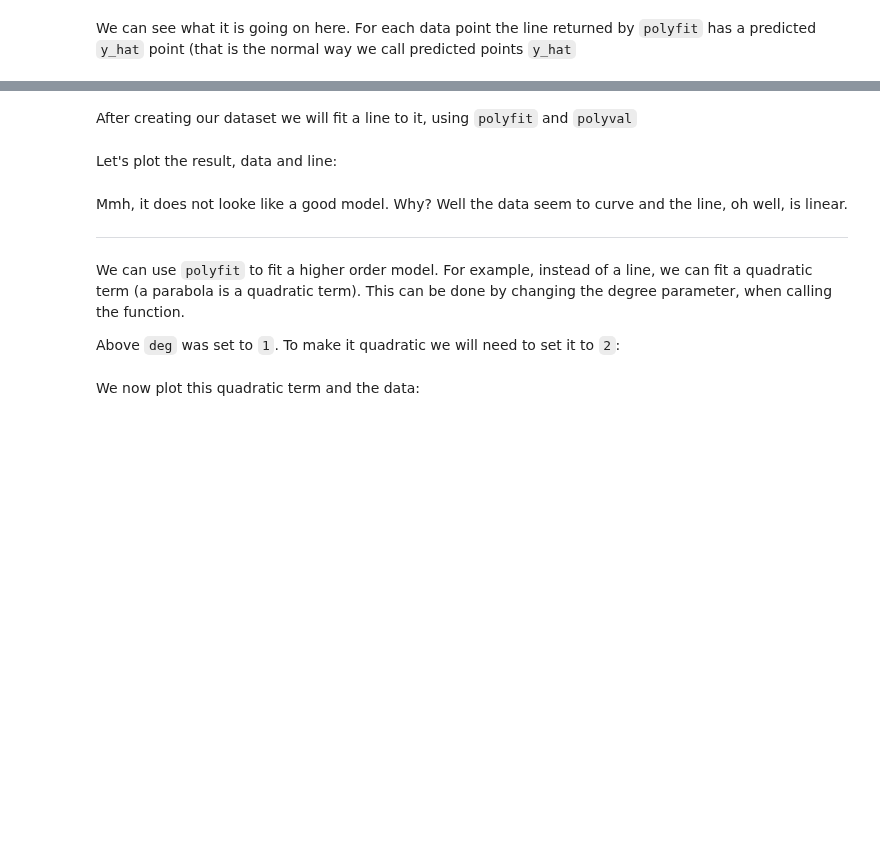
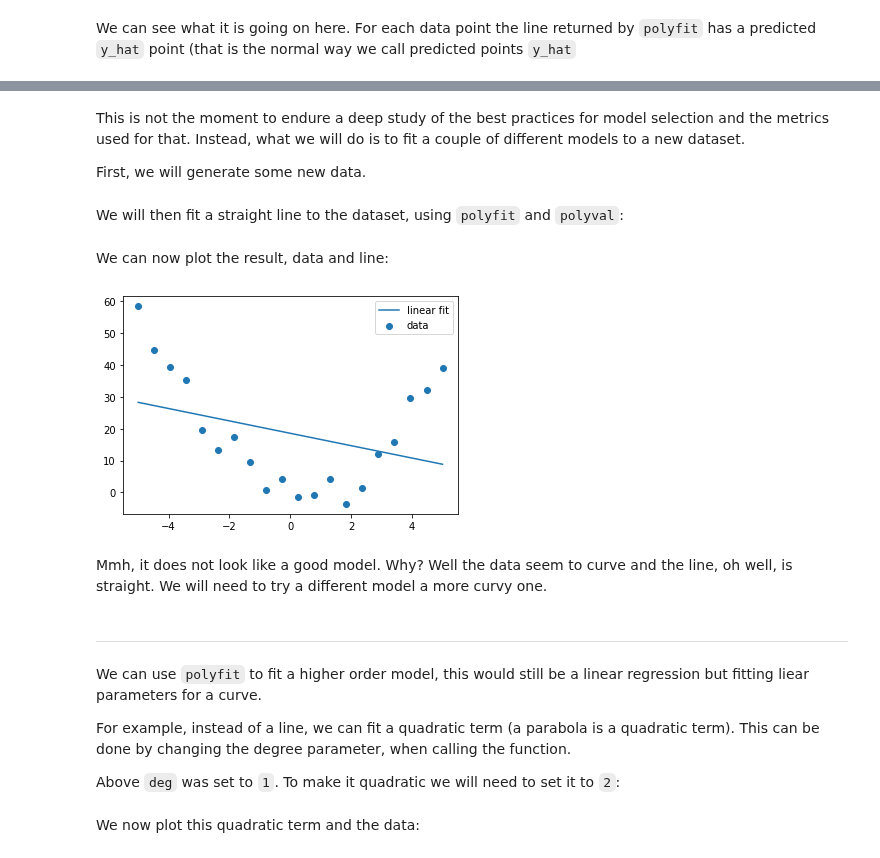
Before and after one commit to psychdatascience/FDS-CourseTwo, a Jupyter notebook: tu17_LinearRegression_I.ipynb, the cells around one changed output, grey strips where cells are left out. Cells and saved outputs as stored; diff of their text form; code cells hidden in the pictures; blank space fills up the shorter version.

```diff
--- a/tu17_LinearRegression_I.ipynb
+++ b/tu17_LinearRegression_I.ipynb
@@ -100,28 +197,36 @@ A good model would have a high R², a bad model a low R², etc. So oftentimes R
+# %% [markdown]
+This is not the moment to endure a deep study of the best practices for model selection and the metrics used for that. Instead, what we will do is to fit a couple of different models to a new dataset.
+
+First, we will generate some new data.
 # %%
 # Generate dataset with quadratic trend
 np.random.seed(42)
 X = np.linspace(-5, 5, num=20)
 y = 2*X**2 - X + 1 + np.random.normal(scale=5, size=len(X))
 # %% [markdown]
-After creating our dataset we will fit a line to it, using `polyfit` and `polyval`
+We will then fit a straight line to the dataset, using `polyfit` and `polyval`:
 # %%
 # Fit a linear model
 lin_coeffs = np.polyfit(X, y, deg=1)
-linear_fit = np.polyval(lin_coeffs, X)
+line_fit = np.polyval(lin_coeffs, X)
 # %% [markdown]
-Let's plot the result, data and line:
+We can now plot the result, data and line:
 # %%
 # Plot the data and fit
 plt.scatter(X, y, label='data')
-plt.plot(X, linear_fit, label='linear fit')
+plt.plot(X, line_fit, label='linear fit')
 plt.legend()
 plt.show()
+# %% [output]
+[figure, added]
+# %% [markdown]
+Mmh, it does not look like a good model. Why? Well the data seem to curve and the line, oh well, is straight. We will need to try a different model a more curvy one.
 # %% [markdown]
-Mmh, it does not looke like a good model. Why? Well the data seem to curve and the line, oh well, is linear.
-
 ---
 
-We can use `polyfit` to fit a higher order model. For example, instead of a line, we can fit a quadratic term (a parabola is a quadratic term). This can be done by changing the degree parameter, when calling the function.
+We can use `polyfit` to fit a higher order model, this would still be a linear regression but fitting liear parameters for a curve.
+
+For example, instead of a line, we can fit a quadratic term (a parabola is a quadratic term). This can be done by changing the degree parameter, when calling the function.
 
 Above `deg` was set to `1`. To make it quadratic we will need to set it to `2`:
 # %%
```
Also changed, not shown: parts of 74 cells of this notebook, 2 other files.
